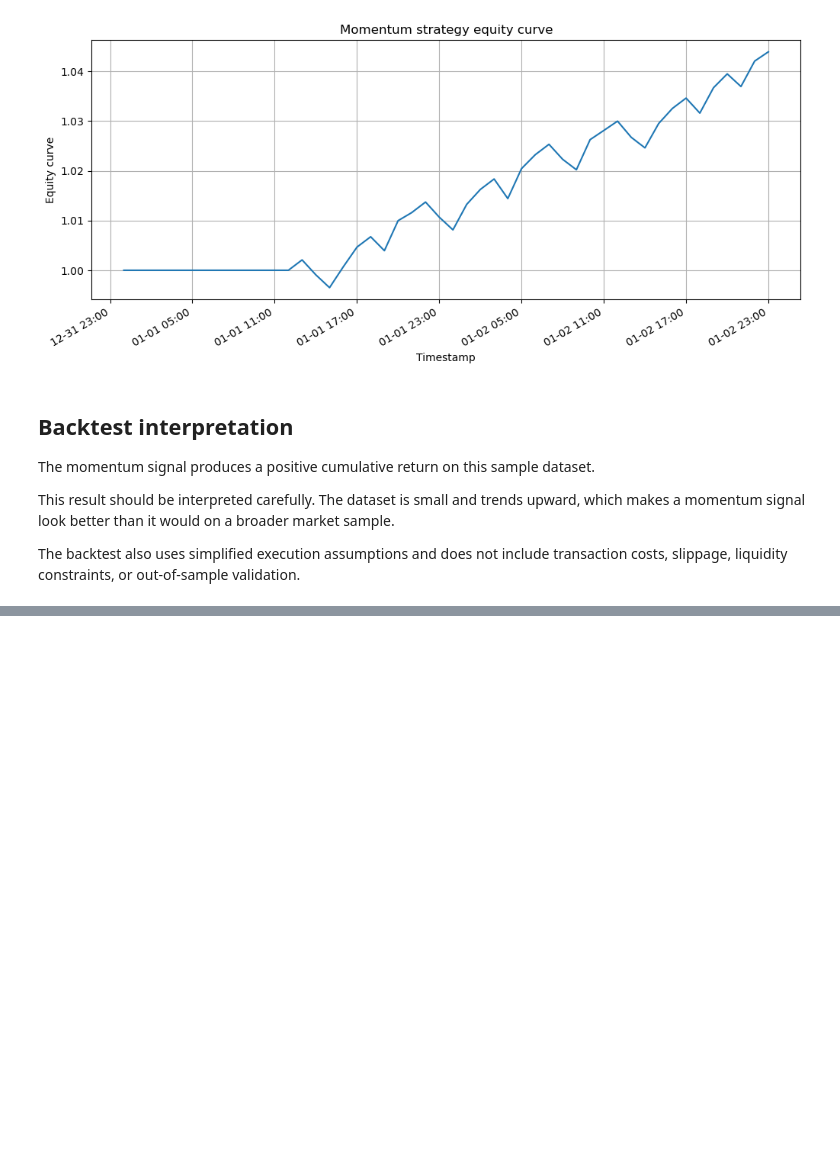
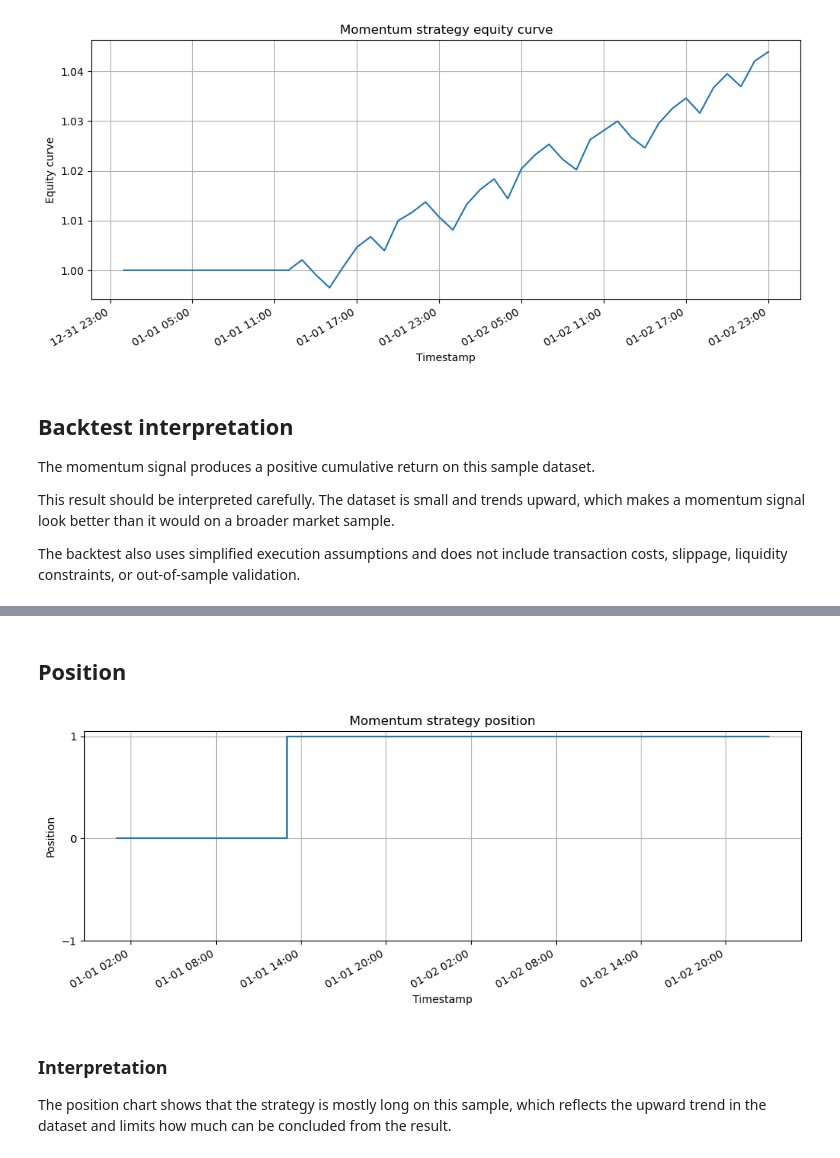
Before and after one commit to Piotr-Gala/market-signal-lab, a Jupyter notebook: notebooks/market_signal_analysis.ipynb, the cells around one changed output, grey strips where cells are left out. Cells and saved outputs as stored; diff of their text form; code cells hidden in the pictures; blank space fills up the shorter version.

```diff
--- a/notebooks/market_signal_analysis.ipynb
+++ b/notebooks/market_signal_analysis.ipynb
@@ -224,0 +247,24 @@ The backtest also uses simplified execution assumptions and does not include tra
+# %% [markdown]
+## Position
+# %%
+fig, ax = plt.subplots(figsize=(12, 4))
+
+ax.step(df.index, df["position"], where="post")
+
+ax.set_title("Momentum strategy position")
+ax.set_xlabel("Timestamp")
+ax.set_ylabel("Position")
+ax.set_yticks([-1, 0, 1])
+ax.grid(True)
+
+ax.xaxis.set_major_locator(mdates.HourLocator(interval=6))
+ax.xaxis.set_major_formatter(mdates.DateFormatter("%m-%d %H:%M"))
+
+fig.autofmt_xdate()
+plt.show()
+# %% [output]
+[figure, added]
+# %% [markdown]
+### Interpretation
+
+The position chart shows that the strategy is mostly long on this sample, which reflects the upward trend in the dataset and limits how much can be concluded from the result.
```
Also changed, not shown: parts of 2 cells of this notebook.
